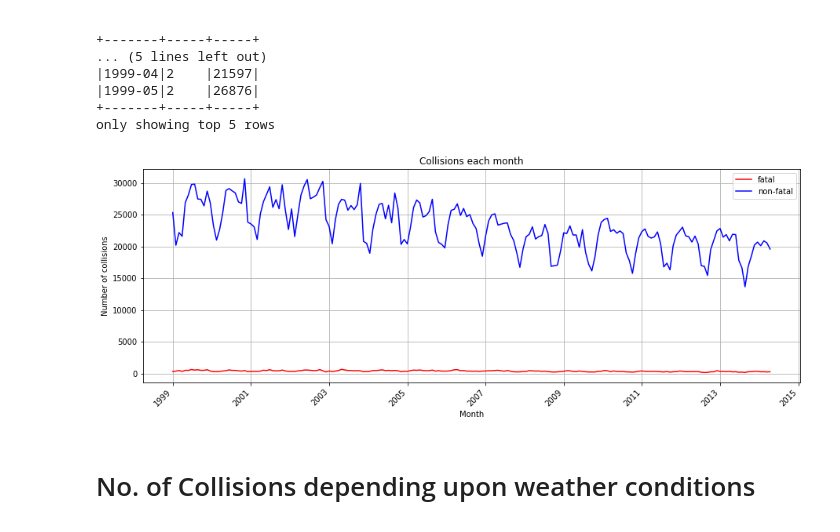
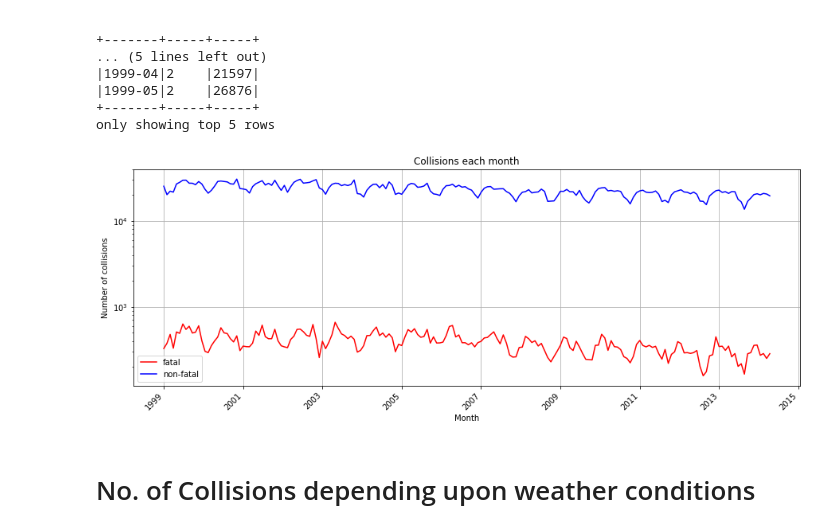
Before and after one commit to SinghGursimran/Analysis-of-Car-Accidents-in-Canada-using-PySpark, a Jupyter notebook: Analysis.ipynb, the cells around one changed output. Drawn from its saved outputs; the diff is of its cells as text; code cells hidden in the pictures.

```diff
--- a/Analysis.ipynb
+++ b/Analysis.ipynb
@@ -209,15 +209,15 @@ only showing top 5 rows
 severity_high_pandas_df = severity_high.select("*").toPandas()
 severity_low_pandas_df = severity_low.select("*").toPandas()
 # %%
-plot_severity_high = severity_high_pandas_df.plot(figsize=(15,5),label = "fatal", x="Date",y="count",color='red')
-plot_severity_low = severity_low_pandas_df.plot(ax = plot_severity_high, label = "non-fatal", figsize=(15,5),x="Date",y="count",title='Collisions each month',color='blue')
+plot_severity_high = severity_high_pandas_df.plot(figsize=(15,5),logy = True, label = "fatal", x="Date",y="count",color='red')
+plot_severity_low = severity_low_pandas_df.plot(ax = plot_severity_high, logy = True, label = "non-fatal", figsize=(15,5),x="Date",y="count",title='Collisions each month',color='blue')
 date_arr = [1997,1999,2001,2003,2005,2007,2009,2011,2013,2015]
 plot_severity_high.set_xticklabels(date_arr,ha='right',rotation = 45)
 plot_severity_high.set_xlabel("Month")
 plot_severity_high.set_ylabel("Number of collisions");
 plot_severity_high.grid(axis='both')
 # %% [output]
-[figure, old version]
+[figure, new version]
 # %% [markdown]
 # No. of Collisions depending upon weather conditions
 # %%
```
